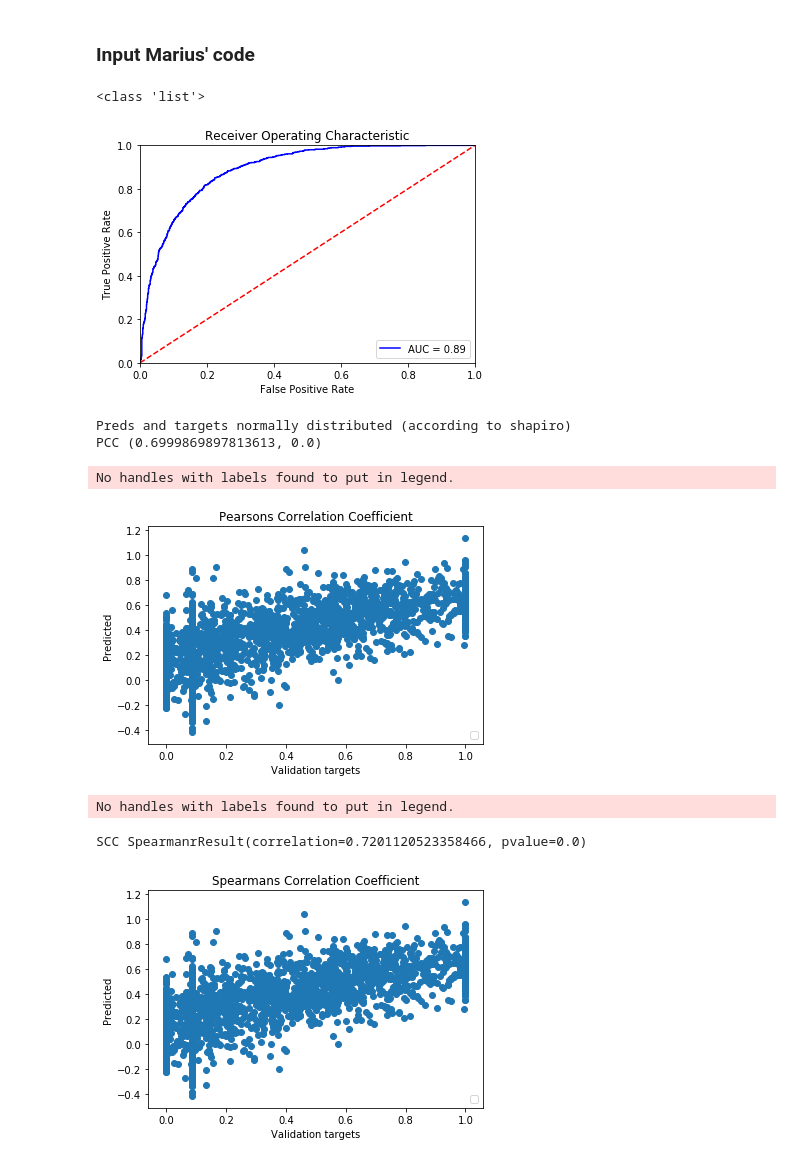
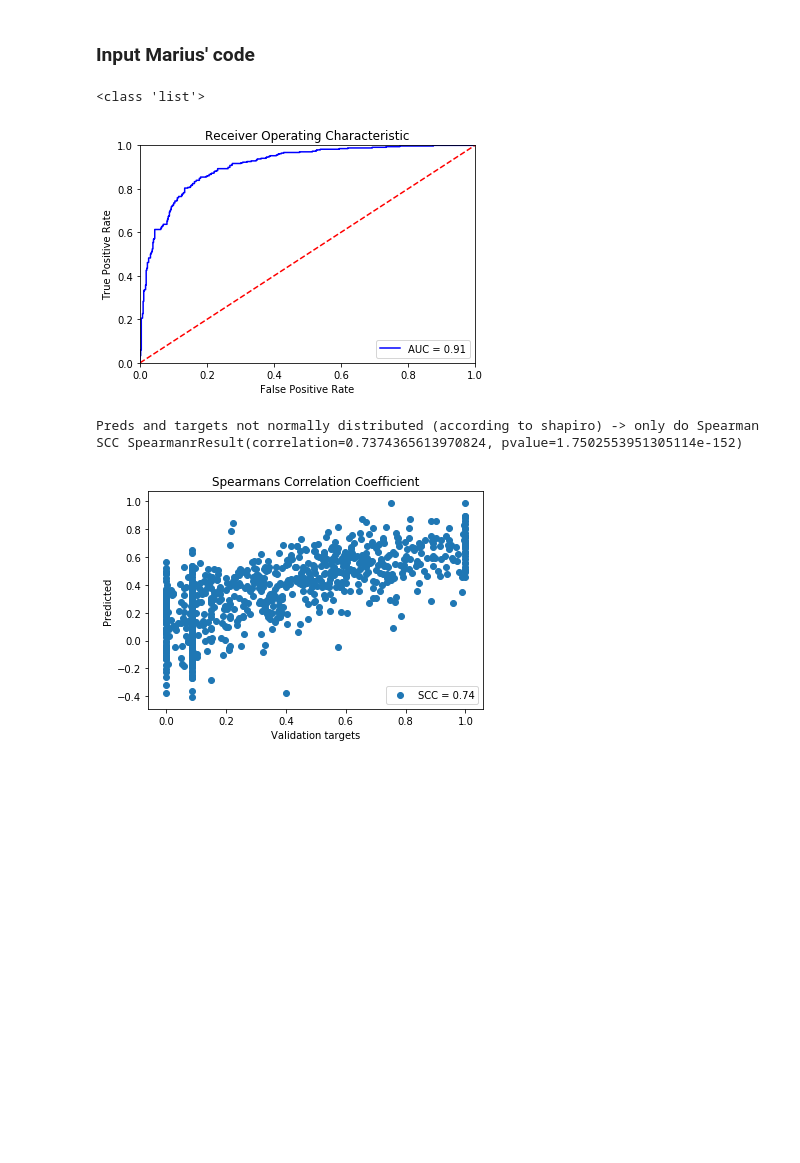
Before and after one commit to ThanosPAS/Algobio, a Jupyter notebook: Project_smm_gradient_descent-plot.ipynb, the cells around one changed output. Drawn from its saved outputs; the diff is of its cells as text; code cells hidden in the pictures; blank space fills up the shorter version.

Commit message:
Plot on right data

```diff
--- a/Project_smm_gradient_descent-plot.ipynb
+++ b/Project_smm_gradient_descent-plot.ipynb
@@ -94,7 +94,27 @@ def encode_peptides(Xin, blosum_file, batch_size, n_features, MAX_PEP_SEQ_LEN=9)
 
     return Xout, Xin.target.values
 
+
 data = load_peptide_target('data/A0201/A0201.dat')
+
+encoding_file = 'data/BLOSUM50' # could change it to data/sparse
+
+training_files = ['data/partition_3.txt', 'data/partition_2.txt', 'data/partition_6.txt', 'data/partition_5.txt', 'data/partition_4.txt']
+testing_files = ['data/test_partitions.pkl']
+
+training_partitions = load_partitions(training_files)
+testing_partitions = load_partitions(testing_files)
+
+data = pd.read_csv('data/A0201/A0201.dat', sep=' ', header=None, names=['peptide', 'target'], usecols=[0, 1])
+
+training_selected = data.loc[data.peptide.isin(training_partitions),].reset_index()
+testing_selected = data.loc[data.peptide.isin(testing_partitions),].reset_index()
+
+outer_peptides, outer_y=encode_peptides(training_selected, encoding_file,32,9)
+validation_peptides, validation_targets=encode_peptides(testing_selected, encoding_file,32,9)
+
+outer_peptides = outer_peptides.reshape(outer_peptides.shape[0], -1)
+validation_peptides=validation_peptides.reshape(validation_peptides.shape[0], -1)
 # %% [markdown]
 ### Alphabet
 # %%
@@ -352,42 +354,38 @@ scc = stats.spearmanr(pred, targets)
 def plot_scc():
     plt.title('Spearmans Correlation Coefficient')
     #plt.scatter(y_test.flatten().detach().numpy(), pred.flatten().detach().numpy(), label = 'SCC = %0.2f' % scc)
-    plt.scatter(y_test, pred)#, label = 'SCC = %0.2f' % scc)
+    plt.scatter(y_test, pred, label = 'SCC = %0.2f' % scc[0])
     plt.legend(loc = 'lower right')
     plt.ylabel('Predicted')
     plt.xlabel('Validation targets')
     plt.show()
 
 
 pcc = stats.pearsonr(pred, targets)
 def plot_pcc():
     plt.title('Pearsons Correlation Coefficient')
     #plt.scatter(y_test.flatten().detach().numpy(), pred.flatten().detach().numpy(), label = 'PCC = %0.2f' % pcc)
-    plt.scatter(y_test, pred)#, label = 'PCC = %0.2f' % pcc)
+    plt.scatter(y_test, pred, label = 'PCC = %0.2f' % pcc[0])
     plt.legend(loc = 'lower right')
     plt.ylabel('Predicted')
     plt.xlabel('Validation targets')
     plt.show()
 
 
 ### Spearman
-if stats.shapiro(pred)[1] < 0.05 and stats.shapiro(targets)[1] < 0.05:
+if stats.shapiro(pred)[1] > 0.05 and stats.shapiro(targets)[1] > 0.05:
     print('Preds and targets normally distributed (according to shapiro)')
     print('PCC', stats.pearsonr(pred, targets))
     plot_pcc()
     print('SCC', stats.spearmanr(pred, targets))
     plot_scc()
 else:
     print('Preds and targets not normally distributed (according to shapiro) -> only do Spearman')
-    print('SCC', stats.spearman(pred, targets))
+    print('SCC', stats.spearmanr(pred, targets))
     plot_scc()
 # %% [output]
 <class 'list'>
-[figure, old version]
+[figure, new version]
-Preds and targets normally distributed (according to shapiro)
-PCC (0.6999869897813613, 0.0)
+Preds and targets not normally distributed (according to shapiro) -> only do Spearman
+SCC SpearmanrResult(correlation=0.7374365613970824, pvalue=1.7502553951305114e-152)
-No handles with labels found to put in legend.
-[figure, old version]
+[figure, new version]
-No handles with labels found to put in legend.
-SCC SpearmanrResult(correlation=0.7201120523358466, pvalue=0.0)
-[figure, removed]
```
Also changed, not shown: parts of 1 cell of this notebook, 1 other file.
